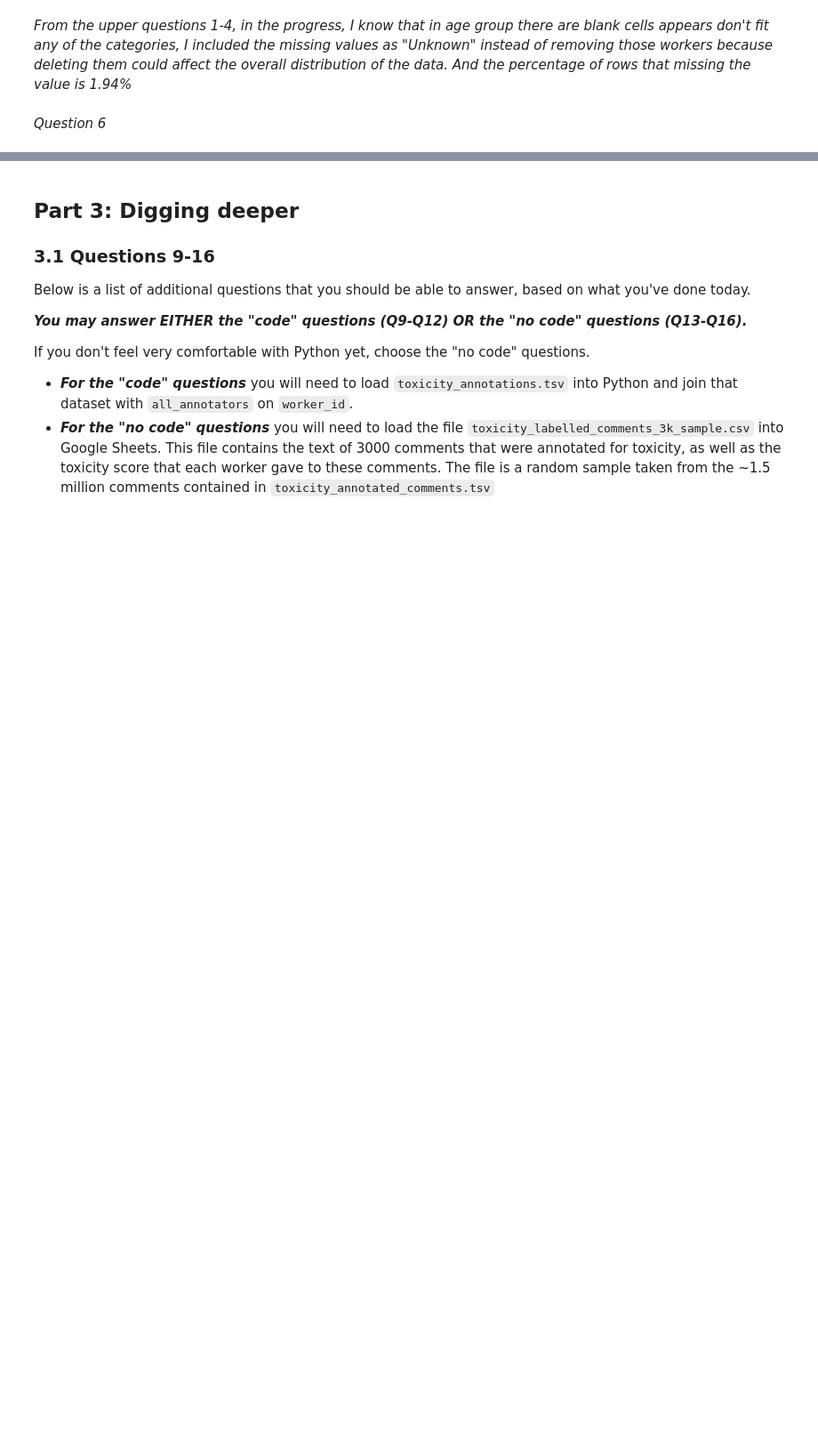
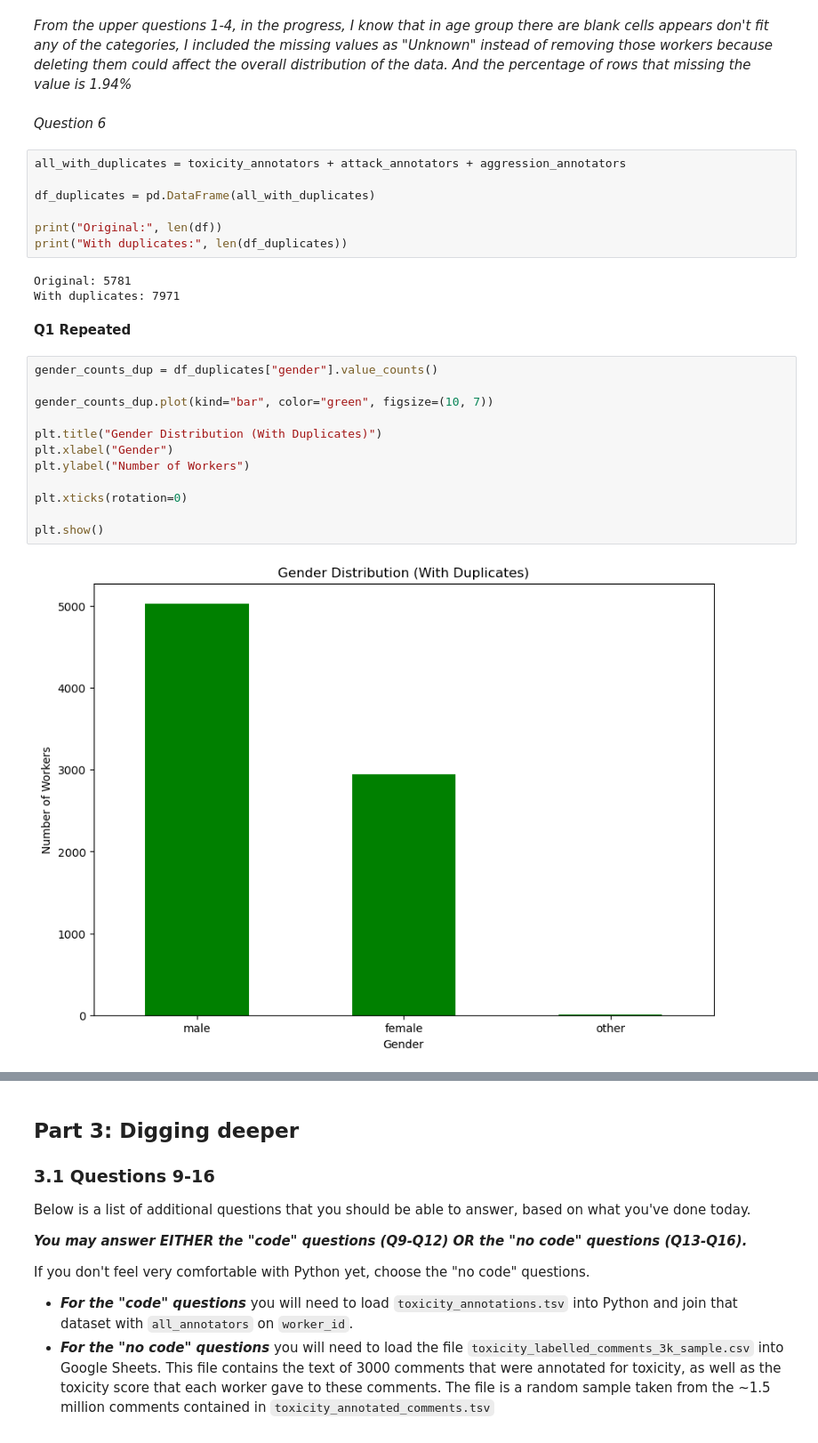
Before and after one commit to OtterForReal/hcde-410, a Jupyter notebook: A2/hcde410-a2.ipynb, the cells around one changed output, grey strips where cells are left out. Shown at 89% size. Drawn from its saved outputs; the diff is of its cells as text; blank space fills up the shorter version.

```diff
--- a/A2/hcde410-a2.ipynb
+++ b/A2/hcde410-a2.ipynb
@@ -611,3 +611,29 @@ display(missing_table)
 *From the upper questions 1-4, in the progress, I know that in age group there are blank cells appears don't fit any of the categories, I included the missing values as "Unknown" instead of removing those workers because deleting them could affect the overall distribution of the data. And the percentage of rows that missing the value is 1.94%*
 # %% [markdown]
 *Question 6*
+# %%
+all_with_duplicates = toxicity_annotators + attack_annotators + aggression_annotators
+
+df_duplicates = pd.DataFrame(all_with_duplicates)
+
+print("Original:", len(df))
+print("With duplicates:", len(df_duplicates))
+# %% [output]
+Original: 5781
+With duplicates: 7971
+# %% [markdown]
+**Q1 Repeated**
+# %%
+gender_counts_dup = df_duplicates["gender"].value_counts()
+
+gender_counts_dup.plot(kind="bar", color="green", figsize=(10, 7))
+
+plt.title("Gender Distribution (With Duplicates)")
+plt.xlabel("Gender")
+plt.ylabel("Number of Workers")
+
+plt.xticks(rotation=0)
+
+plt.show()
+# %% [output]
+[figure, added]
```
Also changed, not shown: parts of 30 cells of this notebook, 1 other file.
